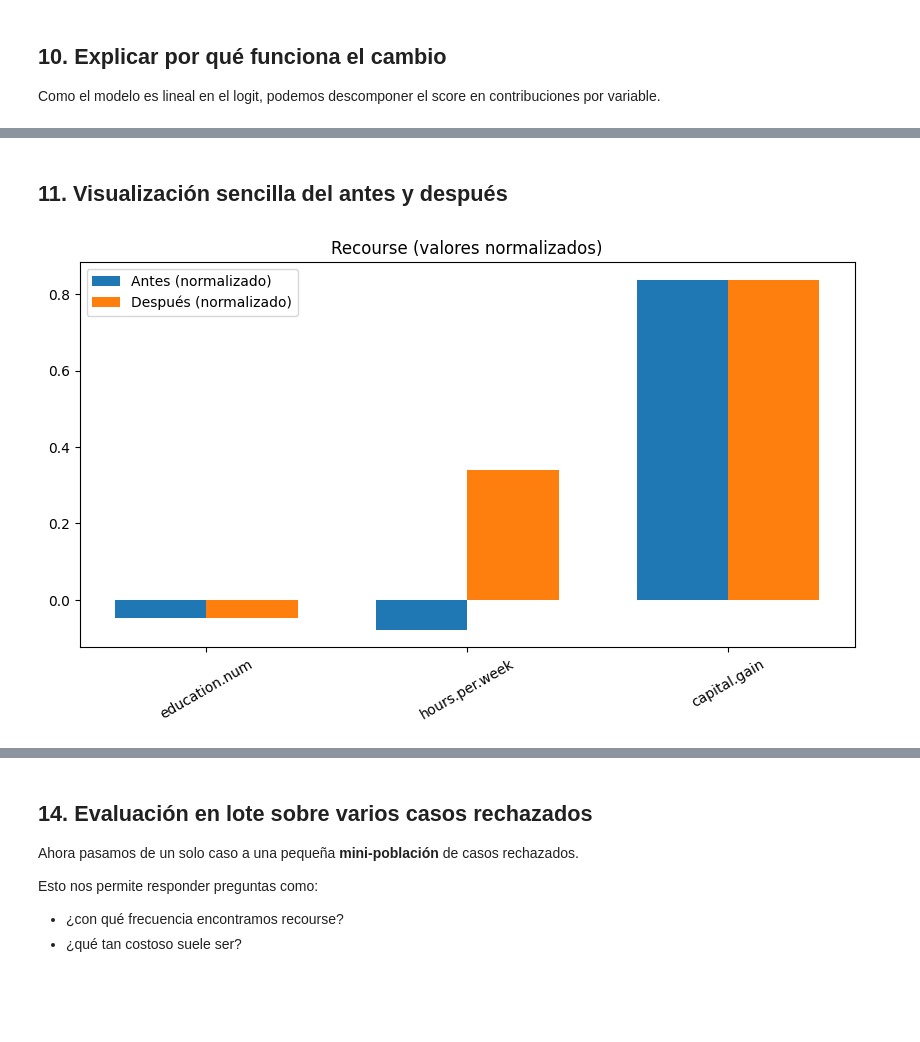
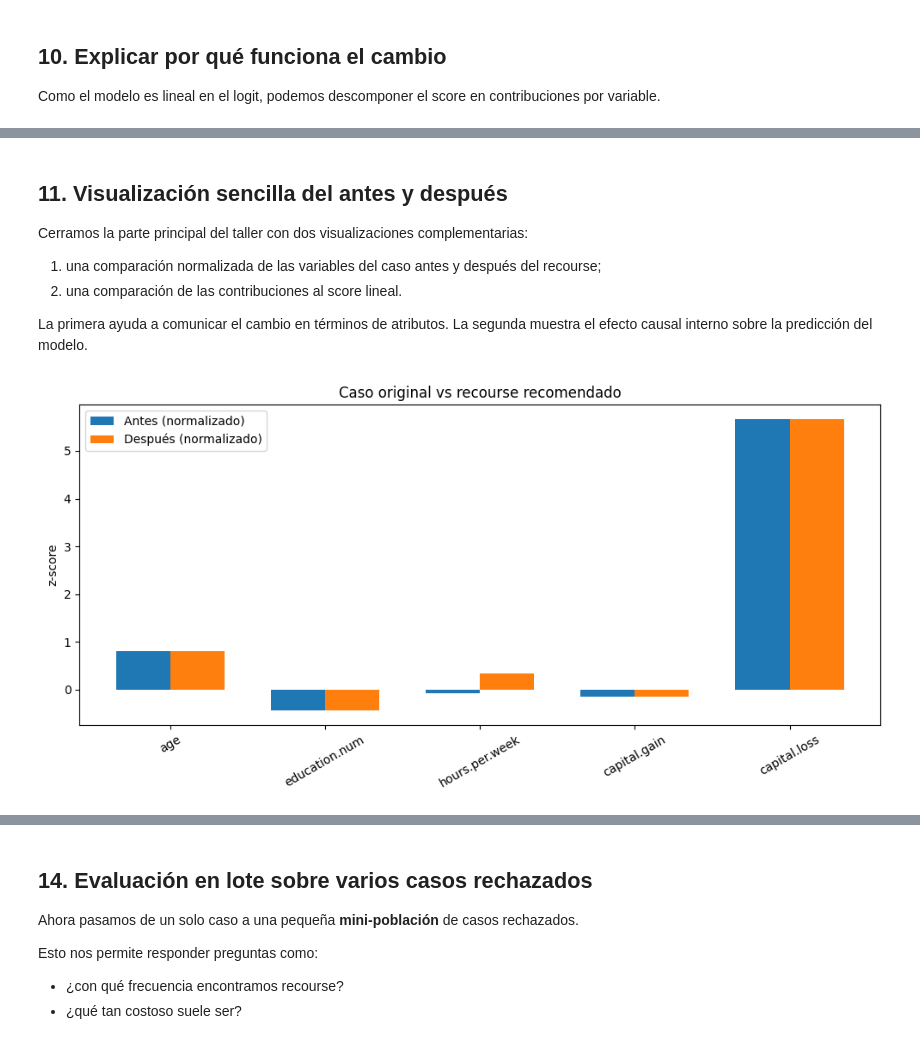
Before and after one commit to RamiroSeb2021/CXAI_M, a Jupyter notebook: notebooks/algorithmic_recourse_interpretable_colab_extended_91011.ipynb, the cells around one changed output, grey strips where cells are left out. Drawn from its saved outputs; the diff is of its cells as text; code cells hidden in the pictures; blank space fills up the shorter version.

Commit message:
analysis(recourse): consolidate final notebook and remove duplicates

```diff
--- a/notebooks/algorithmic_recourse_interpretable_colab_extended_91011.ipynb
+++ b/notebooks/algorithmic_recourse_interpretable_colab_extended_91011.ipynb
@@ -863,6 +919,9 @@ Como el modelo es lineal en el logit, podemos descomponer el score en contribuci
 
 coef_map = dict(zip(feature_names, model.coef_[0]))
 intercept = model.intercept_[0]
+selected_solution = best_recourse if best_recourse is not None else best_partial
+selected_candidato = selected_solution["candidate"]
+
 
 def contribution_table(row, coef_map, intercept):
     rows = []
@@ -888,16 +947,16 @@ def contribution_table(row, coef_map, intercept):
     out = pd.DataFrame(rows)
     return out, total
 
-before_contrib, before_score = contribution_table(person, coef_map, intercept)
-after_contrib, after_score = contribution_table(best_recourse["candidate"], coef_map, intercept)
+before_contrib, before_score = contribution_table(persona, coef_map, intercept)
+after_contrib, after_score = contribution_table(selected_candidato, coef_map, intercept)
 
 compare = before_contrib[["feature", "contribution"]].merge(
     after_contrib[["feature", "contribution"]],
     on="feature",
     suffixes=("_before", "_after")
 )
-
 compare["delta_contribution"] = compare["contribution_after"] - compare["contribution_before"]
+compare = compare.sort_values("delta_contribution", ascending=False)
 
 print("Contribuciones antes:")
 display(before_contrib)
@@ -905,15 +964,16 @@ display(before_contrib)
 print("Contribuciones después:")
 display(after_contrib)
 
-print("Comparación:")
+print("Comparación de contribuciones:")
 display(compare)
 
 print("Score logit antes:", round(before_score, 4))
 print("Score logit después:", round(after_score, 4))
-
-print("\nLectura:")
-print("- Si el score sube por encima del umbral implícito, la predicción cambia.")
-print("- El recourse funciona porque algunas variables accionables empujan el score hacia arriba.")
+print()
+print("Lectura:")
+print("- El intercepto arranca negativo y necesita compensarse con variables favorables.")
+print("- El recourse funciona cuando aumenta la contribución de variables accionables sin tocar las inmutables.")
+print("- En este taller, la tabla de delta ayuda a explicar QUÉ cambio movió el caso por encima del umbral.")
 # %% [output]
 Contribuciones antes:
 |  | feature | value | coefficient | contribution |
@@ -1033,34 +1033,41 @@ El análisis muestra que el recourse encontrado es altamente interpretable, ya q
 # %% [markdown]
 ## 11. Visualización sencilla del antes y después
+
+Cerramos la parte principal del taller con dos visualizaciones complementarias:
+
+1. una comparación normalizada de las variables del caso antes y después del recourse;
+2. una comparación de las contribuciones al score lineal.
+
+La primera ayuda a comunicar el cambio en términos de atributos. La segunda muestra el efecto causal interno sobre la predicción del modelo.
 # %%
 # ============================================
 # CELDA 11. GRÁFICO ANTES VS DESPUÉS
 # ============================================
 
 from sklearn.preprocessing import StandardScaler
 
+plot_features = feature_names.copy()
+before_vals = persona[plot_features].astype(float).values
+after_vals = selected_candidato[plot_features].astype(float).values
+
 scaler = StandardScaler()
-scaled_data = scaler.fit_transform(df[plot_features])
+scaler.fit(df[plot_features])
 
-scaled_df = pd.DataFrame(scaled_data, columns=plot_features)
-
-# Escalar valores individuales
-before_df = pd.DataFrame([before_vals], columns=plot_features)
-after_df  = pd.DataFrame([after_vals], columns=plot_features)
-
-before_scaled = scaler.transform(before_df)[0]
-after_scaled  = scaler.transform(after_df)[0]
+before_scaled = scaler.transform(pd.DataFrame([before_vals], columns=plot_features))[0]
+after_scaled = scaler.transform(pd.DataFrame([after_vals], columns=plot_features))[0]
 
 x = np.arange(len(plot_features))
 width = 0.35
 
 plt.figure(figsize=(10, 5))
-plt.bar(x - width/2, before_scaled, width, label="Antes (normalizado)")
-plt.bar(x + width/2, after_scaled, width, label="Después (normalizado)")
+plt.bar(x - width / 2, before_scaled, width, label="Antes (normalizado)")
+plt.bar(x + width / 2, after_scaled, width, label="Después (normalizado)")
 plt.xticks(x, plot_features, rotation=30)
-plt.title("Recourse (valores normalizados)")
+plt.ylabel("z-score")
+plt.title("Caso original vs recourse recomendado")
 plt.legend()
+plt.tight_layout()
 plt.show()
 # %% [output]
-[figure, old version]
+[figure, new version]
 # %%
```
Also changed, not shown: parts of 38 cells of this notebook, 2 other files.
